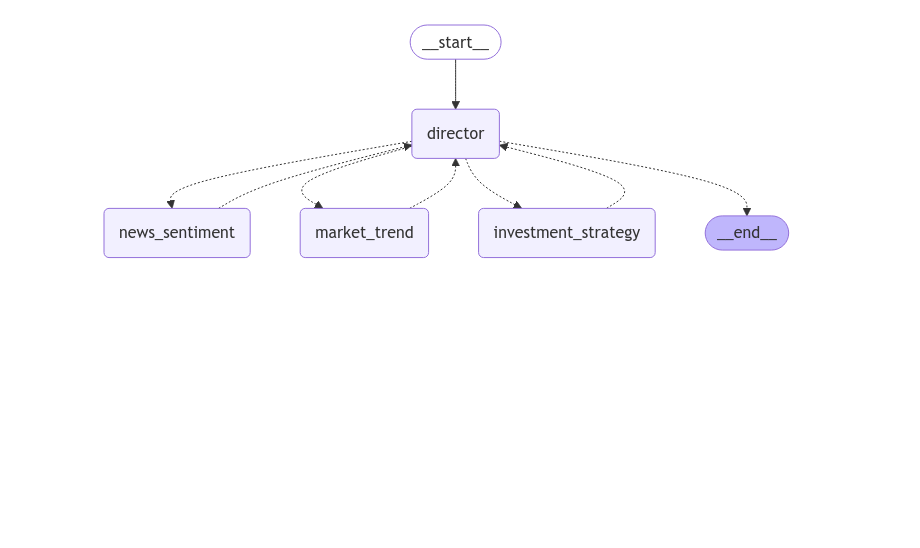
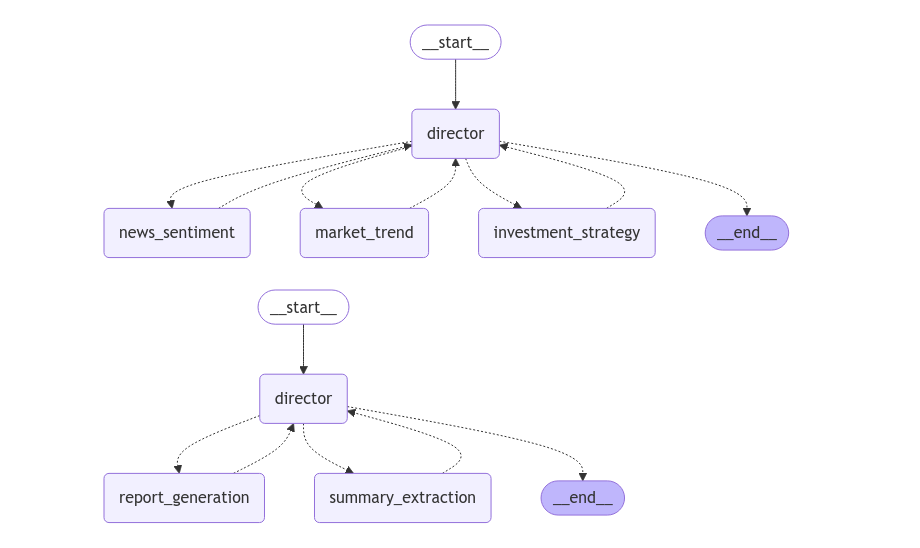
Before and after one commit to heohyunjun/FinBrainAgent, a Jupyter notebook: test2.ipynb, the cells around one changed output. Saved outputs shown, nothing was run; the diff lists cells and outputs as text; code cells hidden in the pictures; blank space fills up the shorter version.

```diff
--- a/test2.ipynb
+++ b/test2.ipynb
@@ -27,6 +9,7 @@ import openai
 from dotenv import load_dotenv
 from pydantic import BaseModel
 from typing import TypedDict, List, Annotated, Literal, Dict, Callable, TypeVar, Tuple, Type, Any,Generic
+
 
 
 # LangChain 및 LangGraph 관련 라이브러리
@@ -74,6 +57,11 @@ class ReportState(TypedDict):
     messages: Annotated[list, add_messages]
     next: str
 
+class State(TypedDict):
+    messages: Annotated[list, add_messages]
+    next: str
+
+
 
 T = TypeVar("T", DataState, FinanceState, ReportState)
 
@@ -87,7 +75,6 @@ agent_state_map: Dict[str, Type] = {
     "summary_extraction" : ReportState
 }
 
-
 # make_supervisor_node 함수 정의
 def make_supervisor_node(
         MODEL_NAME: str,
@@ -97,12 +84,12 @@ def make_supervisor_node(
 
     options_for_next  = ["FINISH"] + members
 
-    # ✅ 구조화된 응답 스키마 정의
+    # 구조화된 응답 스키마 정의
     class Router(TypedDict):
         next: Literal[*options_for_next]
 
     def supervisor_node(state: T) -> Command[Literal[*members, "__end__"]]:
-        # ✅ 타입 체크 추가 (런타임에서 올바른 State인지 확인)
+        #  타입 체크 추가 (런타임에서 올바른 State인지 확인)
         if not isinstance(state, state_type):
             raise TypeError(f"⚠ `state`가 예상한 타입이 아닙니다. "
                             f"예상: {state_type.__name__}, 전달된 타입: {type(state).__name__}")
@@ -116,7 +103,7 @@ def make_supervisor_node(
             max_retries=2,
         )
 
-        # ✅ LLM 호출하여 구조화된 응답 획득
+        #  LLM 호출하여 구조화된 응답 획득
         response = llm.with_structured_output(Router).invoke(messages)
         goto = response["next"]
 
@@ -144,12 +131,12 @@ class AgentMaker(Generic[T]):
         """
 
         def agent_node(state: T) -> Command[Literal["director"]]:
-            # ✅ LangChain에서 `state`를 자동으로 넘겨주므로 타입 검증 추가
+            # LangChain에서 `state`를 자동으로 넘겨주므로 타입 검증 추가
             if not isinstance(state, state_type):
-                raise TypeError(f"⚠ `state`가 예상한 타입이 아닙니다. "
+                raise TypeError(f"`state`가 예상한 타입이 아닙니다. "
                                 f"예상: {state_type.__name__}, 전달된 타입: {type(state).__name__}")
 
-            # ✅ LangChain이 `State`를 자동으로 주입하여 실행
+            # LangChain이 `State`를 자동으로 주입하여 실행
             result = agent.invoke(state)
             return Command(
                 update={
@@ -177,7 +164,7 @@ class AgentMaker(Generic[T]):
         state_type = self.agent_state_map[name]
 
         #  `T`가 올바르게 매핑되었는지 확인
-        print(f"🔍 `{name}`에 할당된 State 타입(T): {state_type.__name__}")
+        print(f"`{name}`에 할당된 State 타입(T): {state_type.__name__}")
 
         #  에이전트 생성
         agent = self.create_agent(self.agent_configs[name])
@@ -202,7 +189,7 @@ reporter_agent_node_list = ["report_generation", "summary_extraction"]
 #     task and respond with their results and status. When finished, \n
 #     respond with FINISH. """
 
-director_system_prompt = f""" \n
+team_director_system_prompt = f""" \n
     You are a director tasked with managing a conversation between the \n
     following workers: {team_node_list}. Given the following user request,\n
     respond with the worker to act next. Each worker will perform a \n
@@ -243,6 +230,8 @@ reporter_director_system_prompt = f""" \n
 
 """
 
+
+
 # 각 Supervisor 노드 정의
 data_director_agent_node = make_supervisor_node(MODEL_NAME, data_agent_node_list, data_director_system_prompt,state_type=DataState)
 financial_director_agent_node = make_supervisor_node(MODEL_NAME, financial_agent_node_list, finance_director_system_prompt,state_type=FinanceState)
@@ -264,6 +253,13 @@ investment_strategy_agent, investment_strategy_node = agent_maker.create_agent_a
 report_generation_agent, report_generation_node = agent_maker.create_agent_and_node(name="report_generation")
 summary_extraction_agent, summary_extraction_node = agent_maker.create_agent_and_node(name="summary_extraction")
 
+def wrap_director_node(original_director_node, return_to_super):
+    def wrapped_director(state):
+        result = original_director_node(state)
+        return Command(goto=return_to_super, update=result.update)
+    return wrapped_director
+
+
 # data_team 워크플로우
 data_builder = StateGraph(DataState)
 data_builder.add_node("director", data_director_agent_node)
@@ -300,3 +296,16 @@ financial_graph = finacial_builder.compile()
 display(Image(financial_graph.get_graph().draw_mermaid_png()))
 # %% [output]
 [figure]
+# %%
+# reporter team 워크플로우
+reporter_builder = StateGraph(ReportState)
+reporter_builder.add_node("director", report_director_agent_node)
+reporter_builder.add_node("report_generation", report_generation_node)
+reporter_builder.add_node("summary_extraction", summary_extraction_node)
+
+reporter_builder.add_edge(START, "director")
+reporter_graph = reporter_builder.compile()
+
+display(Image(reporter_graph.get_graph().draw_mermaid_png()))
+# %% [output]
+[figure, added]
```
Also changed, not shown: parts of 6 cells of this notebook.
